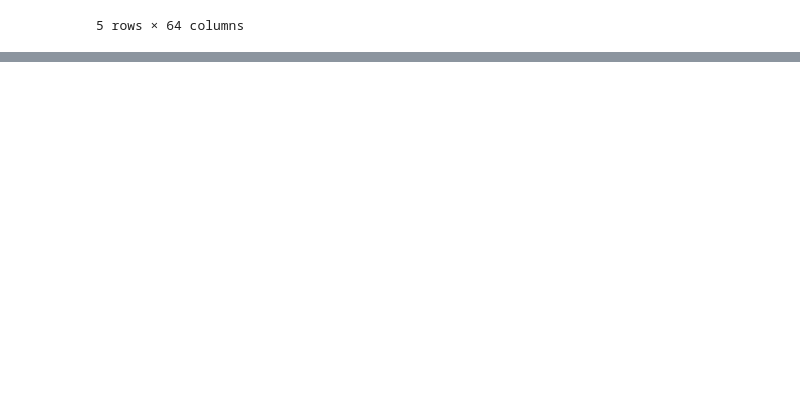
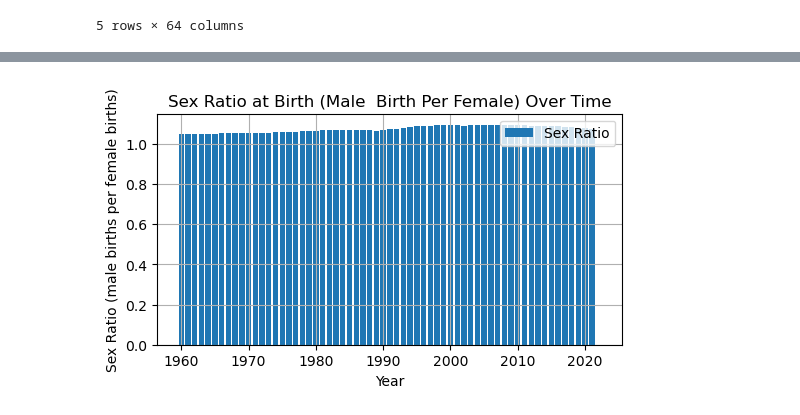
Before and after one commit to Csengupta1101/India_Analysis, a Jupyter notebook: analysis.ipynb, the cells around one changed output, grey strips where cells are left out. Saved outputs shown, nothing was run; the diff lists cells and outputs as text; code cells hidden in the pictures; blank space fills up the shorter version.

```diff
--- a/analysis.ipynb
+++ b/analysis.ipynb
@@ -143,0 +154,2 @@ df.to_csv('updated.csv')
+# %%
+df.columns = df.iloc[0]
@@ -143,0 +166,2 @@ df.to_csv('updated.csv')
+# %%
+df.drop(['Indicator Name'],inplace=True)
@@ -143,0 +178,2 @@ df.to_csv('updated.csv')
+# %%
+df.reset_index(inplace=True)
@@ -143,0 +190,2 @@ df.to_csv('updated.csv')
+# %%
+df.rename(columns={'index':'year'},inplace=True)
@@ -143,0 +204,16 @@ df.to_csv('updated.csv')
+# %%
+#Sex Ratio at Birth (Male  Birth Per Female) Over Time
+
+# Create a colorful line plot
+plt.figure(figsize=(6, 3))  # Adjust the figure size as needed
+
+plt.bar(df['year'], df['Sex ratio at birth (male births per female births)'],label='Sex Ratio')
+plt.xlabel('Year')
+plt.ylabel('Sex Ratio (male births per female births)')
+plt.title('Sex Ratio at Birth (Male  Birth Per Female) Over Time')
+plt.legend()
+plt.grid(True)
+
+plt.show()
+# %% [output]
+[figure, added]
```
Also changed, not shown: parts of 11 cells of this notebook, 1 other file.
